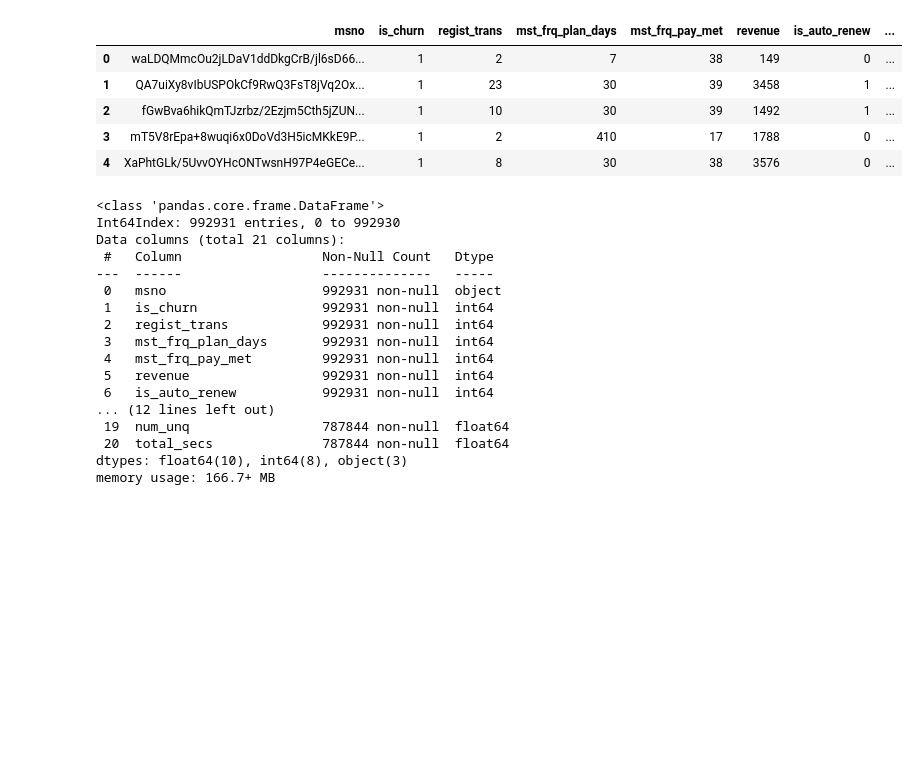
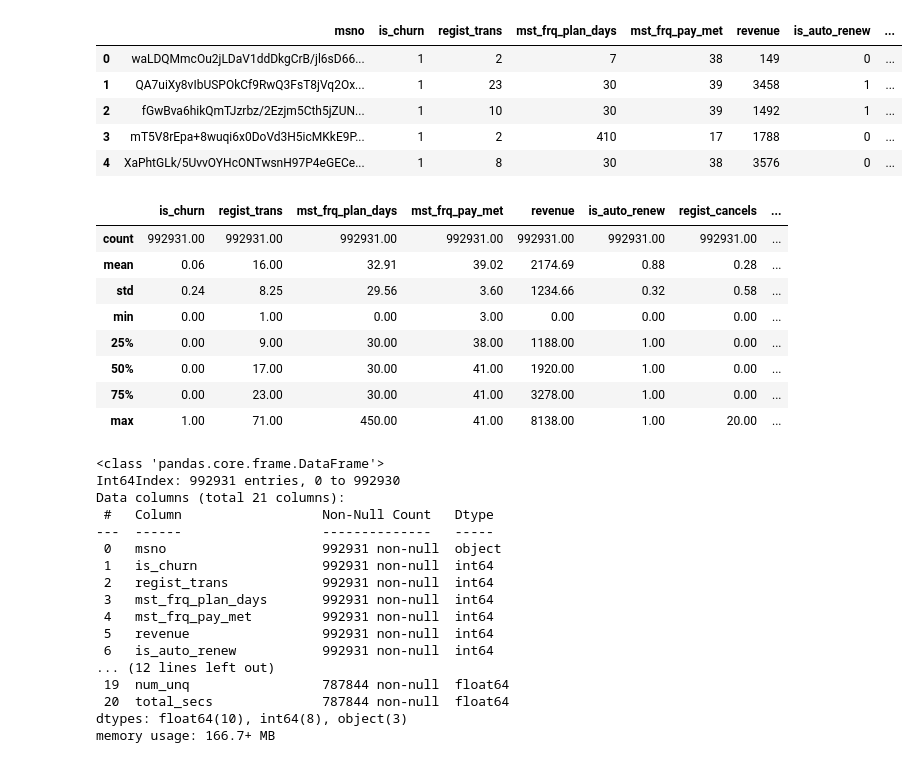
Before and after one commit to jsroa15/KKBOX, a Jupyter notebook: merged_data.ipynb, the cells around one changed output. Drawn from its saved outputs; the diff is of its cells as text; code cells hidden in the pictures; blank space fills up the shorter version.

```diff
--- a/merged_data.ipynb
+++ b/merged_data.ipynb
@@ -53,6 +53,20 @@ df.head()
 | 2 | fGwBva6hikQmTJzrbz/2Ezjm5Cth5jZUN... | 1 | 10 | 30 | 39 | 1492 | 1 | ... |
 | 3 | mT5V8rEpa+8wuqi6x0DoVd3H5icMKkE9P... | 1 | 2 | 410 | 17 | 1788 | 0 | ... |
 | 4 | XaPhtGLk/5UvvOYHcONTwsnH97P4eGECe... | 1 | 8 | 30 | 38 | 3576 | 0 | ... |
+# %%
+#Some statistics
+
+round(df.describe(),2)
+# %% [output]
+|  | is_churn | regist_trans | mst_frq_plan_days | mst_frq_pay_met | revenue | is_auto_renew | regist_cancels | ... |
+| count | 992931.00 | 992931.00 | 992931.00 | 992931.00 | 992931.00 | 992931.00 | 992931.00 | ... |
+| mean | 0.06 | 16.00 | 32.91 | 39.02 | 2174.69 | 0.88 | 0.28 | ... |
+| std | 0.24 | 8.25 | 29.56 | 3.60 | 1234.66 | 0.32 | 0.58 | ... |
+| min | 0.00 | 1.00 | 0.00 | 3.00 | 0.00 | 0.00 | 0.00 | ... |
+| 25% | 0.00 | 9.00 | 30.00 | 38.00 | 1188.00 | 1.00 | 0.00 | ... |
+| 50% | 0.00 | 17.00 | 30.00 | 41.00 | 1920.00 | 1.00 | 0.00 | ... |
+| 75% | 0.00 | 23.00 | 30.00 | 41.00 | 3278.00 | 1.00 | 0.00 | ... |
+| max | 1.00 | 71.00 | 450.00 | 41.00 | 8138.00 | 1.00 | 20.00 | ... |
 # %%
 #Basic info of the dataset
 
```
Also changed, not shown: parts of 7 cells of this notebook.
